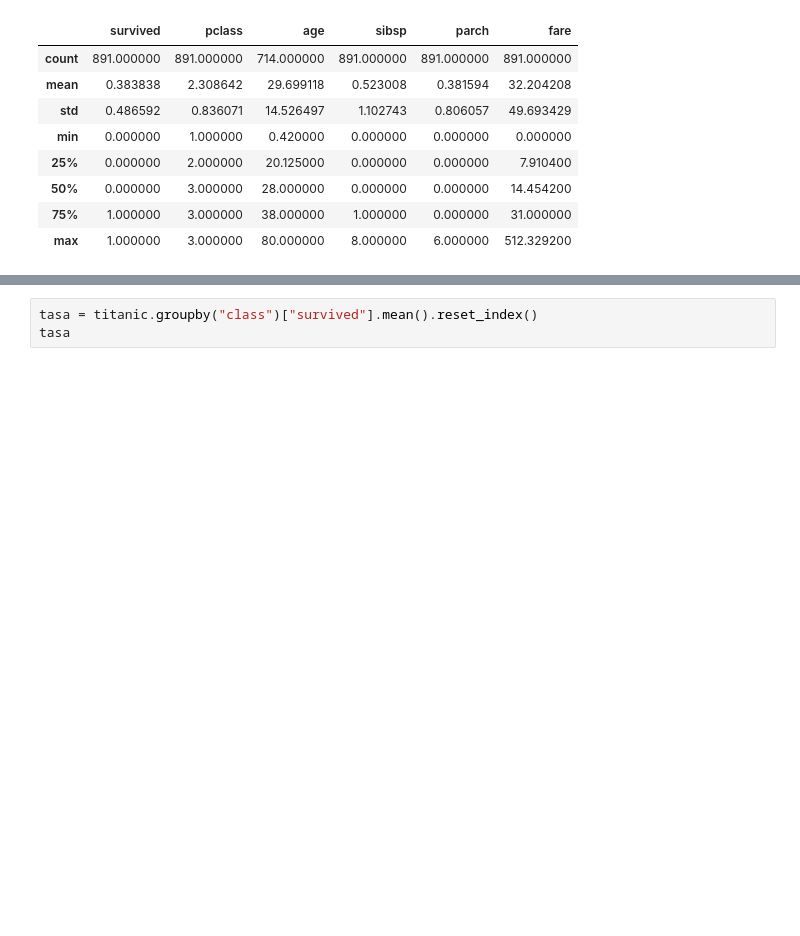
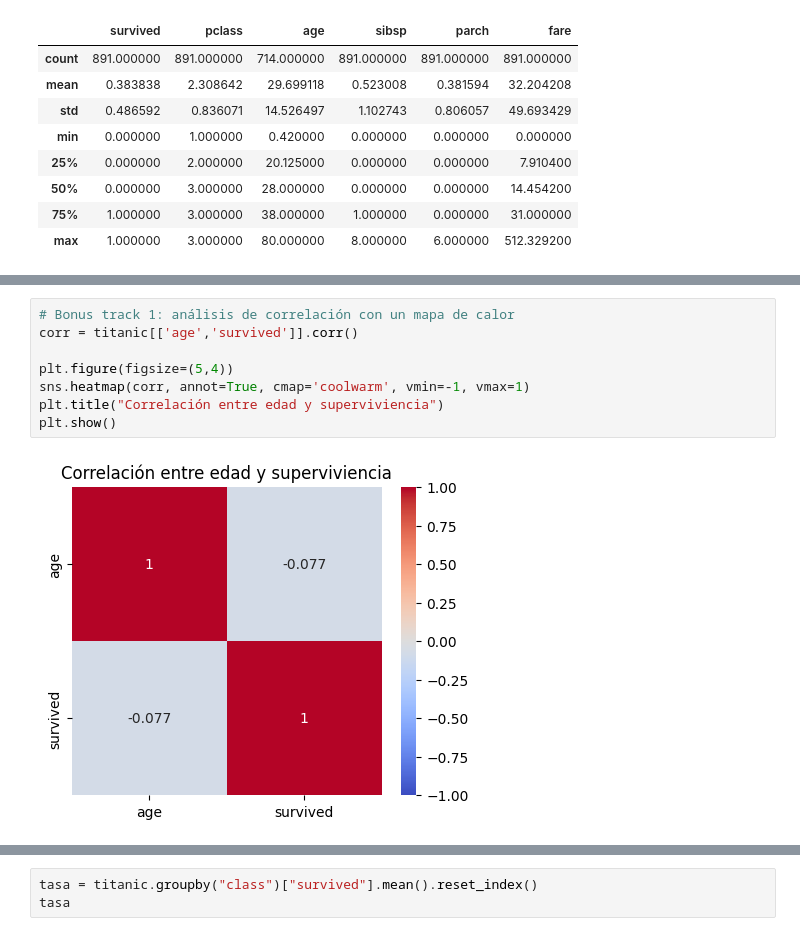
Before and after one commit to CeciliaCTorales/misNotebooks, a Jupyter notebook: Análisis_supervivencia.ipynb, the cells around one changed output, grey strips where cells are left out. Cells and saved outputs as stored; diff of their text form; blank space fills up the shorter version.

```diff
--- a/Análisis_supervivencia.ipynb
+++ b/Análisis_supervivencia.ipynb
@@ -35,0 +90,10 @@ titanic.describe()
+# %%
+# Bonus track 1: análisis de correlación con un mapa de calor
+corr = titanic[['age','survived']].corr()
+
+plt.figure(figsize=(5,4))
+sns.heatmap(corr, annot=True, cmap='coolwarm', vmin=-1, vmax=1)
+plt.title("Correlación entre edad y superviviencia")
+plt.show()
+# %% [output]
+[figure, added]
```
Also changed, not shown: parts of 7 cells of this notebook.
